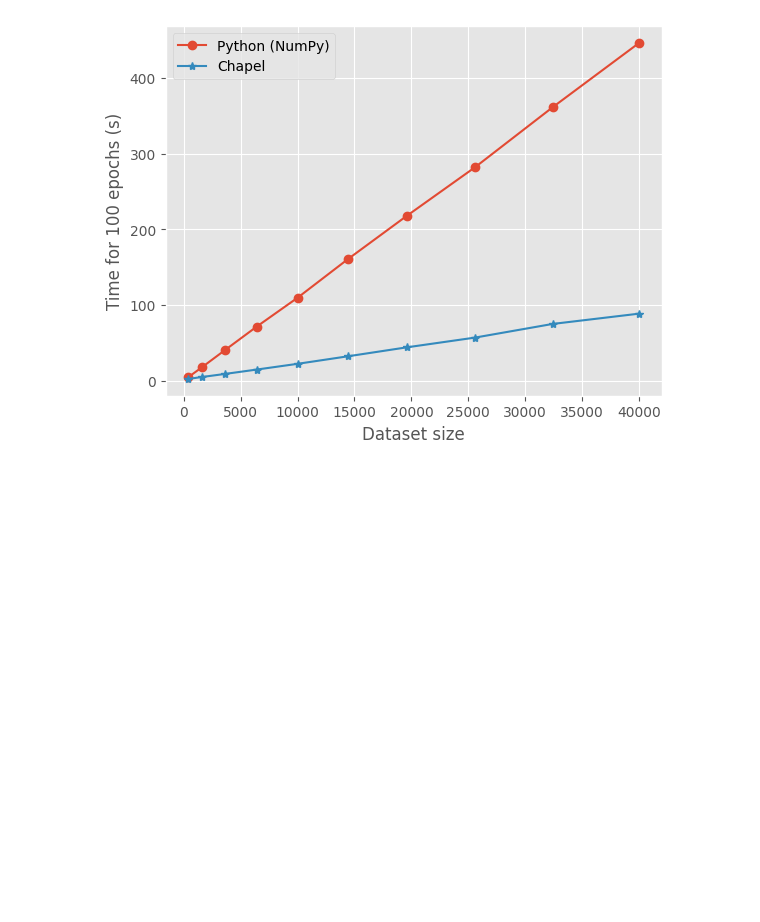
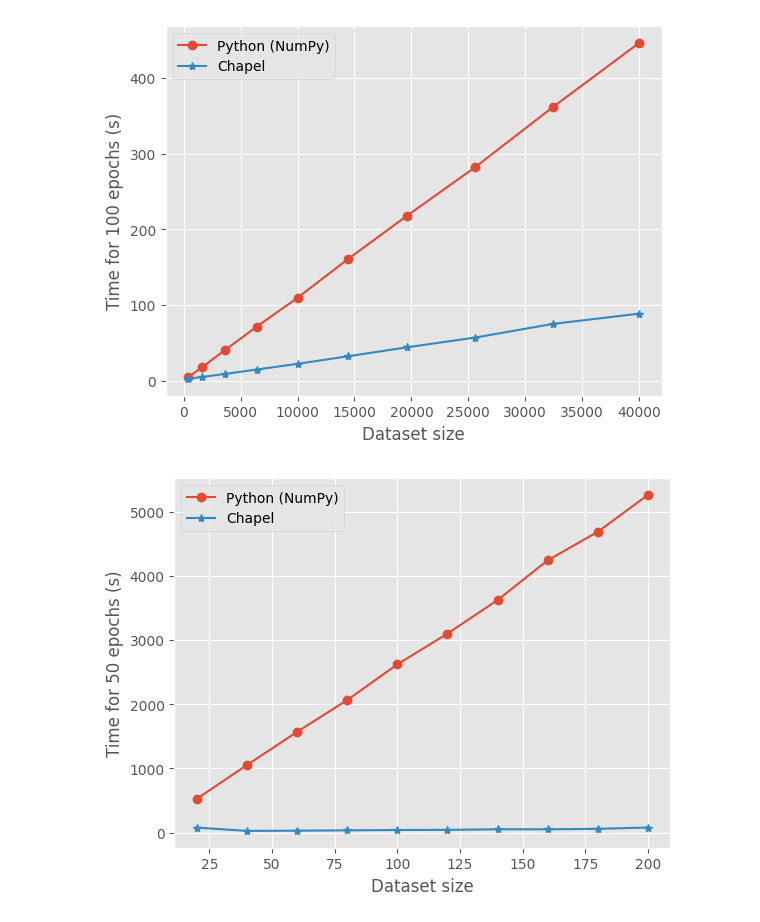
Before and after one commit to Iainmon/ml-chapel, a Jupyter notebook: week11/data_plots.ipynb, the cells around one changed output. Saved outputs shown, nothing was run; the diff lists cells and outputs as text; code cells hidden in the pictures; blank space fills up the shorter version.

```diff
--- a/week11/data_plots.ipynb
+++ b/week11/data_plots.ipynb
@@ -73,3 +73,33 @@ plt.ylabel('Time for 100 epochs (s)')
 plt.show()
 # %% [output]
 [figure]
+# %%
+with open('chapdl_data/trainer3.py.csv') as csvfile:
+    readCSV = csv.reader(csvfile, delimiter=',')
+    py_data = []
+    for row in readCSV:
+        py_data.append({
+            'data_size': int(row[0]),
+            'time': float(row[1]),
+        })
+
+with open('chapdl_data/trainer3.chpl.csv') as csvfile:
+    readCSV = csv.reader(csvfile, delimiter=',')
+    chpl_data = []
+    for row in readCSV:
+        chpl_data.append({
+            'data_size': int(row[0]),
+            'time': float(row[1]),
+        })
+
+plt.style.use('ggplot')
+py_data.sort(key=lambda x: x['data_size'])
+chpl_data.sort(key=lambda x: x['data_size'])
+plt.plot([x['data_size'] for x in py_data], [x['time'] for x in py_data], label=f'Python (NumPy)',marker='o')
+plt.plot([x['data_size'] for x in chpl_data], [x['time'] for x in chpl_data], label=f'Chapel',marker='*')
+plt.legend()
+plt.xlabel('Dataset size')
+plt.ylabel('Time for 50 epochs (s)')
+plt.show()
+# %% [output]
+[figure, added]
```
Also changed, not shown: parts of 1 cell of this notebook, 6 other files.
